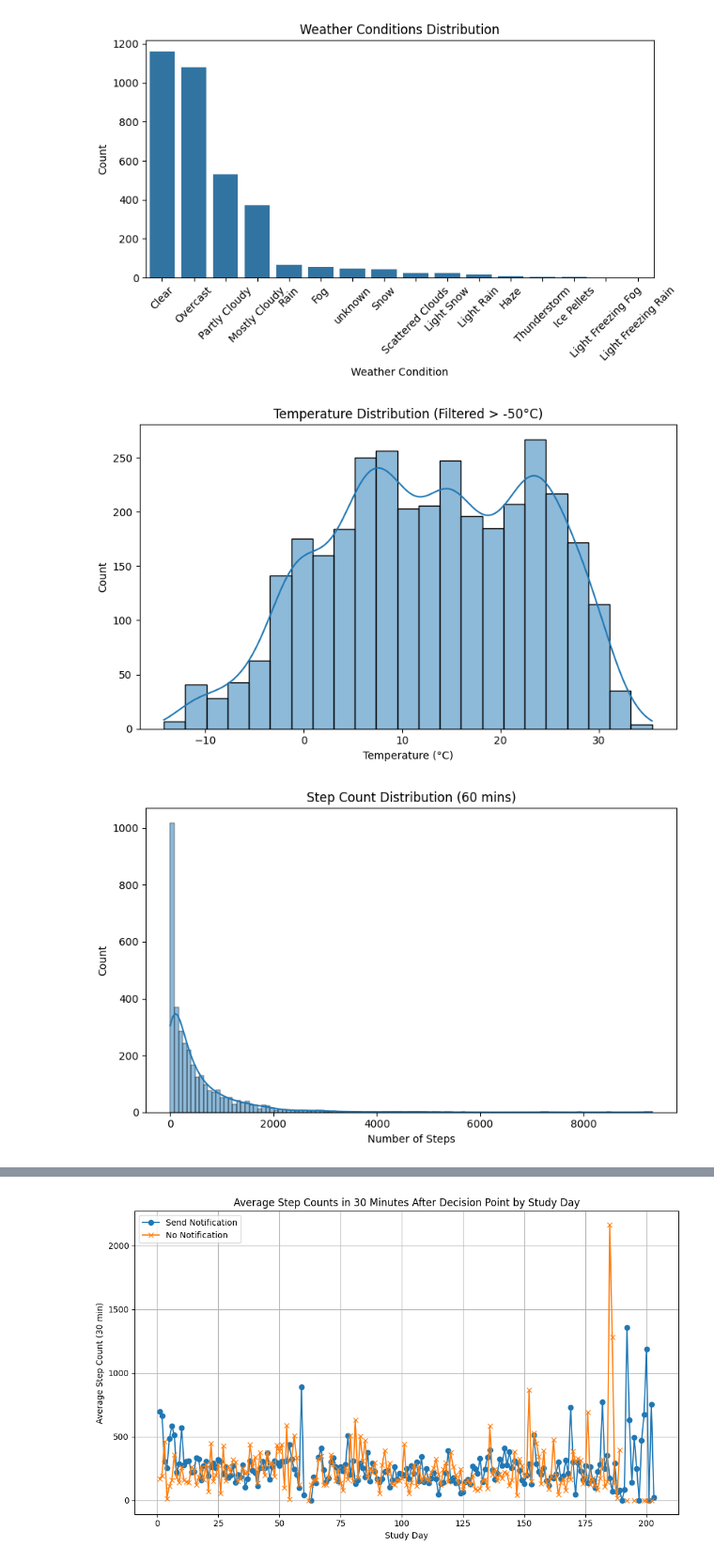
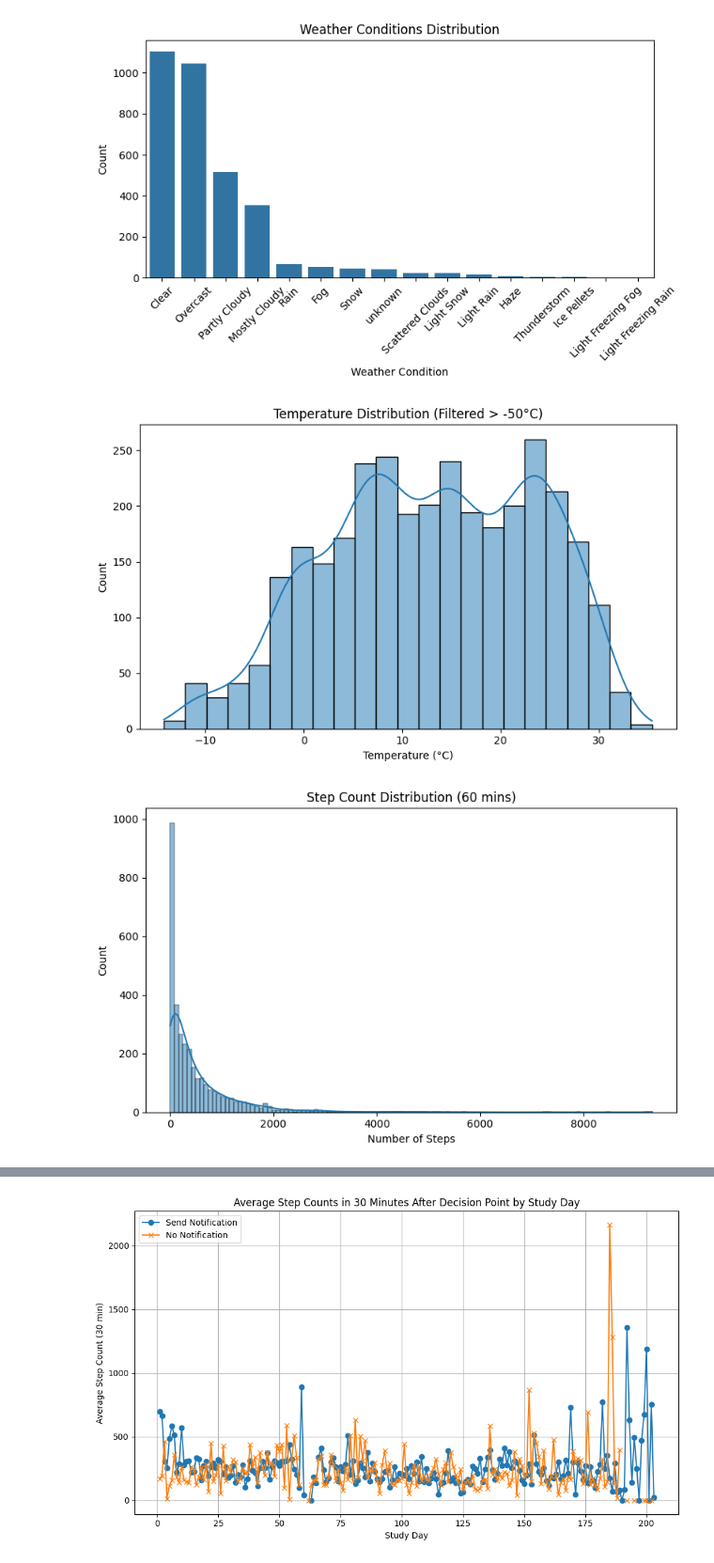
Before and after one commit to jacksoncamp42/ORIE-5160-Midterm-Project, a Jupyter notebook: EDA/eda_sent_notifications.ipynb, the cells around one changed output, grey strips where cells are left out. Shown at 94% size. Cells and saved outputs as stored; diff of their text form; code cells hidden in the pictures.

```diff
--- a/EDA/eda_sent_notifications.ipynb
+++ b/EDA/eda_sent_notifications.ipynb
@@ -3,29 +3,29 @@ import pandas as pd
 import matplotlib.pyplot as plt
 import seaborn as sns
 # %%
-file_path = '../data/modified_data/Cleaned Dataset.csv'
+file_path = '../data/modified_data/Cleaned Dataset_V2.csv'
 data = pd.read_csv(file_path)
 
 data['dec.temperature'] = pd.to_numeric(data['dec.temperature'], errors='coerce')
 
 weather_counts = data['dec.weather.condition'].value_counts()
 
 temperature_distribution = data['dec.temperature'].dropna()
 temperature_filtered = temperature_distribution[temperature_distribution > -50]
 
 
 steps_distribution = data['jbsteps60'].dropna()
 
 plt.figure(figsize=(8, 5))
 sns.barplot(x=weather_counts.index, y=weather_counts.values)
 plt.title('Weather Conditions Distribution')
 plt.xlabel('Weather Condition')
 plt.ylabel('Count')
 plt.xticks(rotation=45)
 plt.tight_layout()
 plt.show()
 # %% [output]
-[figure, old version]
+[figure, new version]
 # %%
 # Temperature distribution plot after filtering
 plt.figure(figsize=(8, 5))
@@ -35,7 +35,7 @@ plt.xlabel('Temperature (°C)')
 plt.tight_layout()
 plt.show()
 # %% [output]
-[figure, old version]
+[figure, new version]
 # %%
 plt.figure(figsize=(8, 5))
 sns.histplot(steps_distribution, kde=True)
@@ -44,7 +44,7 @@ plt.xlabel('Number of Steps')
 plt.tight_layout()
 plt.show()
 # %% [output]
-[figure, old version]
+[figure, new version]
 # %%
 ranked_steps = data[['user.index', 'jbsteps60', 'jbmins60', 'sugg.decision.utime', 'dec.weather.condition', 'dec.temperature']].sort_values(by='jbsteps60', ascending=False)
 
```
Also changed, not shown: parts of 19 cells of this notebook, 2 other files.
